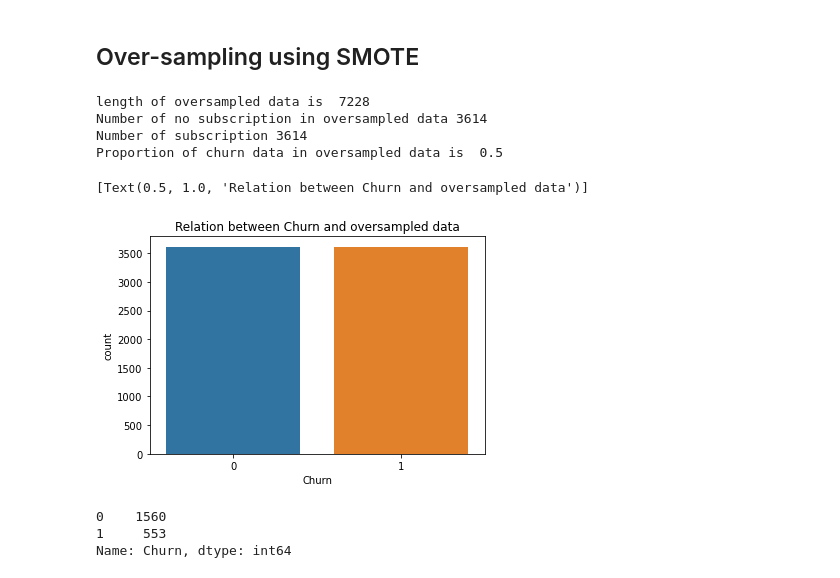
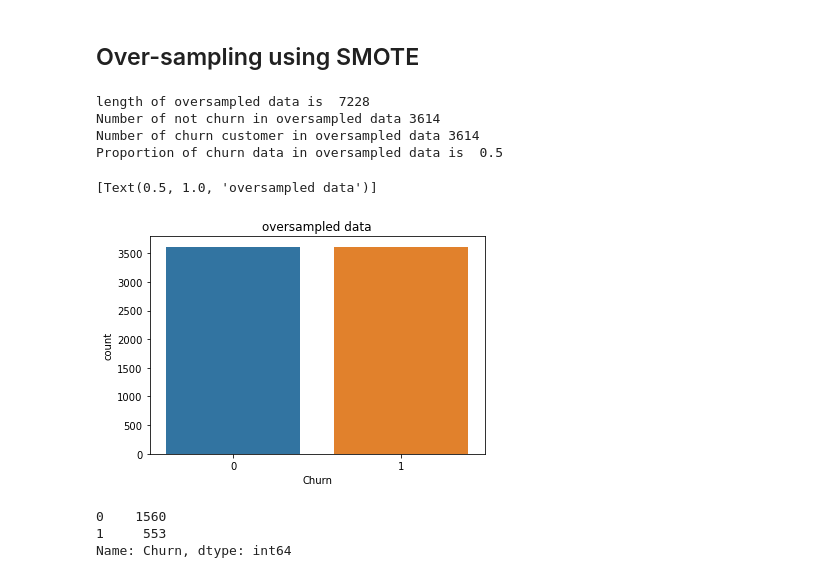
Before and after one commit to Nas-virat/Telco-Customer-Churn, a Jupyter notebook: Telco-Churn-Visualization.ipynb, the cells around one changed output. Cells and saved outputs as stored; diff of their text form; code cells hidden in the pictures.

```diff
--- a/Telco-Churn-Visualization.ipynb
+++ b/Telco-Churn-Visualization.ipynb
@@ -499,19 +499,19 @@ os_data_y= pd.DataFrame(data=os_data_y,columns=['Churn'])
 os_data_X_test,os_data_y_test = os.fit_resample(X_test, y_test)
 # %%
 print("length of oversampled data is ",len(os_data_X))
-print("Number of no subscription in oversampled data",len(os_data_y[os_data_y['Churn']==0]))
-print("Number of subscription",len(os_data_y[os_data_y['Churn']==1]))
+print("Number of not churn in oversampled data",len(os_data_y[os_data_y['Churn']==0]))
+print("Number of churn customer in oversampled data",len(os_data_y[os_data_y['Churn']==1]))
 print("Proportion of churn data in oversampled data is ",len(os_data_y[os_data_y['Churn']==1])/len(os_data_X))
 # %% [output]
 length of oversampled data is  7228
-Number of no subscription in oversampled data 3614
-Number of subscription 3614
+Number of not churn in oversampled data 3614
+Number of churn customer in oversampled data 3614
 Proportion of churn data in oversampled data is  0.5
 # %%
-sns.countplot(data=os_data_y, x='Churn').set(title='Relation between Churn and oversampled data')
+sns.countplot(data=os_data_y, x='Churn').set(title='oversampled data')
 # %% [output]
-[Text(0.5, 1.0, 'Relation between Churn and oversampled data')]
+[Text(0.5, 1.0, 'oversampled data')]
-[figure, old version]
+[figure, new version]
 # %%
 y_test.value_counts()
 # %% [output]
```
Also changed, not shown: parts of 3 cells of this notebook.
